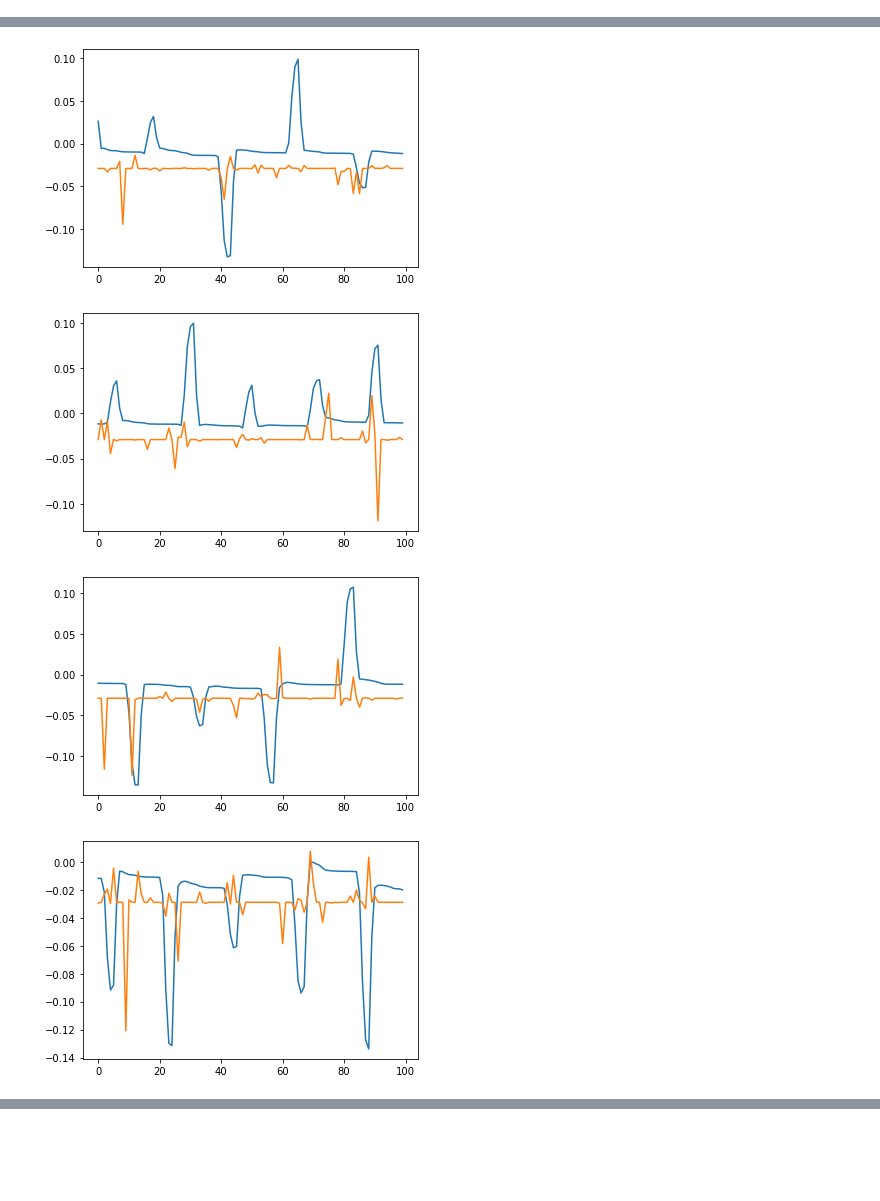
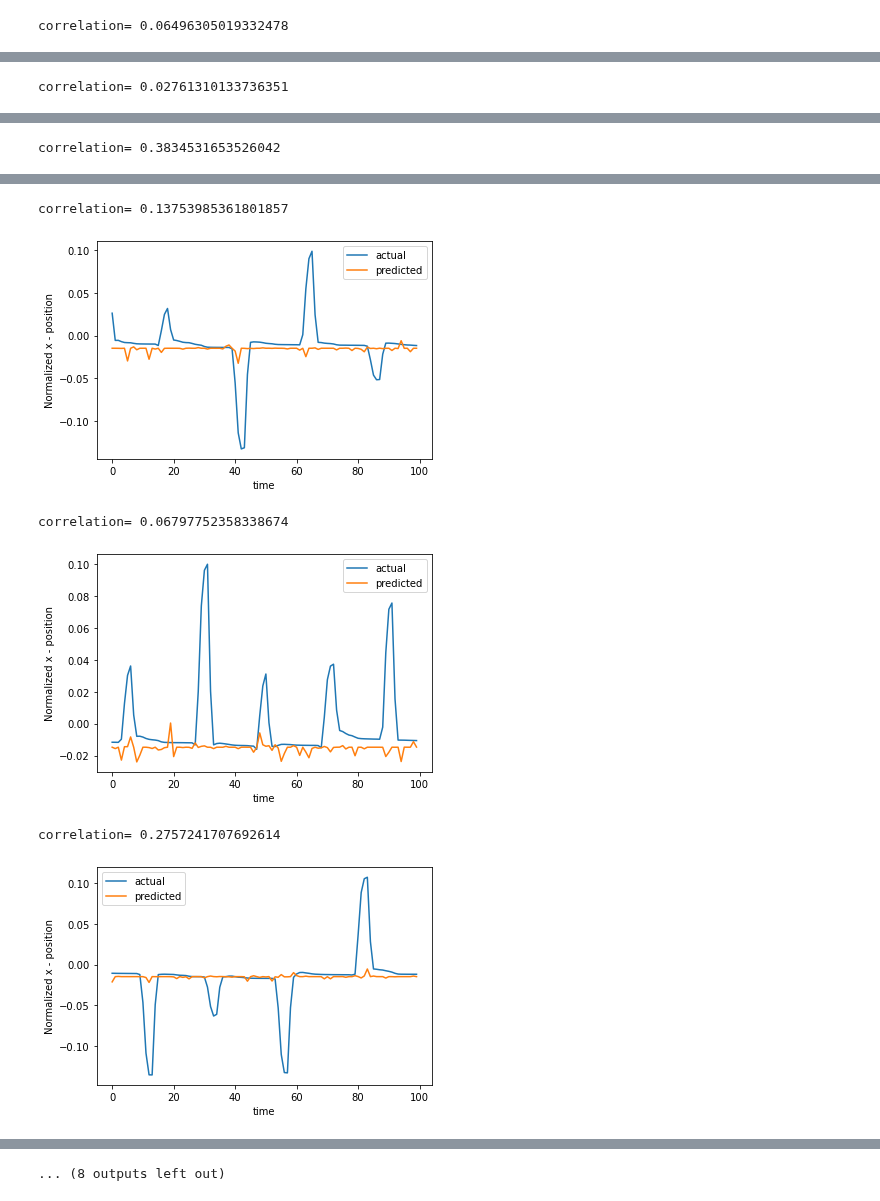
Before and after one commit to akshayro/eprop-reinforcement-learning, a Jupyter notebook: eprop/Regression_mini_batch_v3.ipynb, the cells around one changed output, grey strips where cells are left out. Saved outputs shown, nothing was run; the diff lists cells and outputs as text; code cells hidden in the pictures; blank space fills up the shorter version.

Commit message:
parallel working now, cleaned up format and added plot

```diff
--- a/eprop/Regression_mini_batch_v3.ipynb
+++ b/eprop/Regression_mini_batch_v3.ipynb
@@ -70,8 +79,8 @@ print(y.shape)
 # %%
 # 1 output case
 nb_outputs = 1
-#y = y[:,:,0:1]
 y = y[:,:,:,0:1]
+y2 = y2[:,:,0:1]
 # %%
 #%% initialize weight
 weight_scale = 10*(1.0-alpha) #!!!
@@ -104,8 +113,11 @@ plt.imshow(wr) # visualize initial weights
 # %%
 # run it with smaller data set (here, reduce the number of timestep)
 # 1 output case
-x = x[:,:,0:int(10000),:]      #  of the data used
-y = y[:,:,0:int(10000),0:1]
+#x = x[:,:,0:int(10000),:]      # ~25% of the data used
+#y = y[:,:,0:int(10000),0:1]
+
+x2 = x2[:,0:int(100000),:]      # ~30% of the data used
+y2 = y2[:,0:int(100000),0:1]
 
 # 4 output case
 #x = x[:,0:int(31413*5),:]
@@ -194,7 +221,8 @@ KeyboardInterrupt:
 # %%
 # plotting example decode with best weight
-x_valid,y_valid = x[-1,:,:,:].copy(),y[-1,,:,:,0:1].copy() # last batch for validation
-loss, out_rec, dw1, dwr, dw2, dbias, v_rec, z_rec, a_rec = snn_models.lif_eprop3(w1_save,wr_save,w2_save,bias_save,B,x_valid,y_valid,params)
+#x_valid,y_valid = x[-1,:,:,:].copy(),y[-1,,:,:,0:1].copy() # last batch for validation
+x_valid,y_valid = x2[-1,:,:].copy(),y2[-1,:,0:1].copy() # last batch for validation
+loss, out_rec, dw1, dwr, dw2, dbias, v_rec, z_rec, a_rec = snn_models.lif_eprop2(w1_save,wr_save,w2_save,bias_save,B,x_valid,y_valid,params)
 # %%
 # Reduce resolution to 100ms for plotting
 length = round(out_rec.shape[1]/100)
@@ -203,12 +231,18 @@ y_valid_100ms = np.zeros(length)   # y_valid with 100ms resolution
 out_rec_100ms = np.zeros(length)   # out_rec with 100ms resolution
 for i in range(length):
     out_rec_100ms[i] = out_rec[0,i*100,0]
-    y_valid_100ms[i] = y[-1,i*100,0]
+    y_valid_100ms[i] = y2[-1,i*100,0]
 # %%
 plt.figure()
 
 for i in range(10):
     plt.plot(y_valid_100ms[100*i:100*(i+1)], label='actual')
     plt.plot(out_rec_100ms[100*i:100*(i+1)], label='predicted')
+    correlation = np.corrcoef(y_valid_100ms[100*i:100*(i+1)],out_rec_100ms[100*i:100*(i+1)])
+    print("correlation=", correlation[0,1])
+    plt.ylabel("Normalized x - position")
+    plt.xlabel("time")
+    plt.legend()
     plt.show()
 # %% [output]
+correlation= 0.06496305019332478
@@ -215,0 +250 @@ for i in range(10):
+correlation= 0.02761310133736351
@@ -216,0 +252 @@ for i in range(10):
+correlation= 0.3834531653526042
@@ -218,4 +254,6 @@ for i in range(10):
+correlation= 0.13753985361801857
-[figure, old version]
+[figure, new version]
+correlation= 0.06797752358338674
-[figure, old version]
+[figure, new version]
+correlation= 0.2757241707692614
-[figure, old version]
+[figure, new version]
-[figure, removed]
@@ -224,0 +260 @@ for i in range(10):
+... (8 outputs left out)
```
Also changed, not shown: parts of 8 cells of this notebook.
